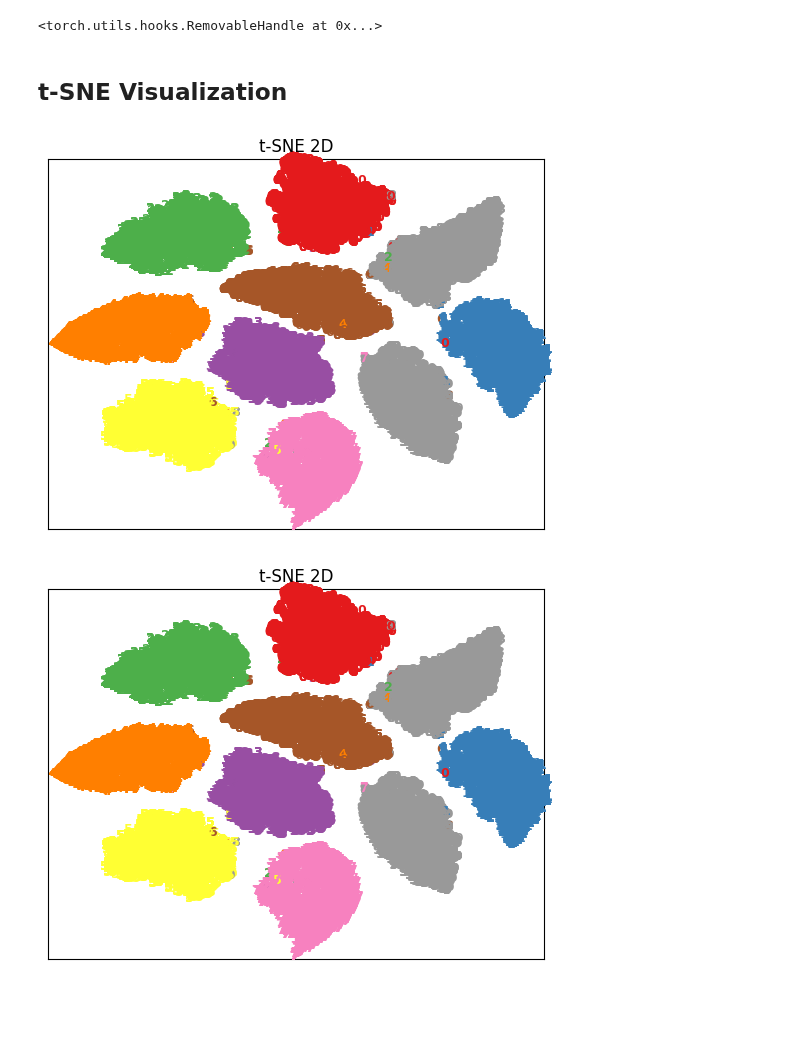
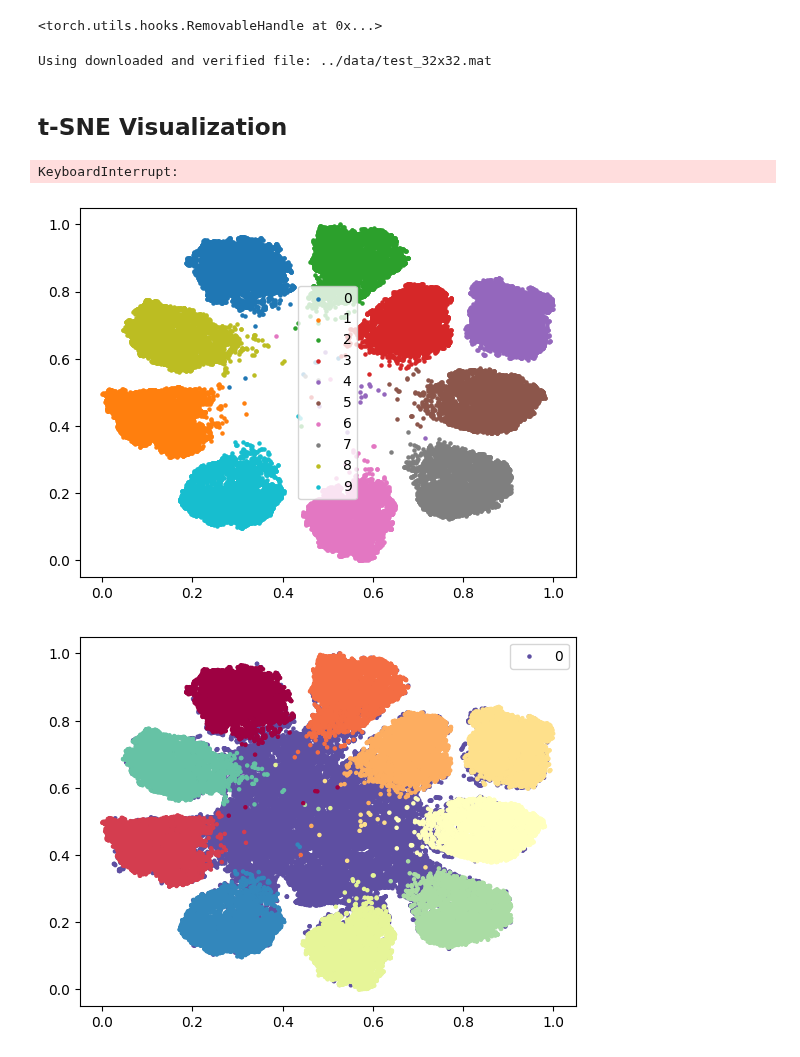
Before and after one commit to buyizhiyou/YYM, a Jupyter notebook: DDU/notebooks/tsne_visualization.ipynb, the cells around one changed output. Saved outputs shown, nothing was run; the diff lists cells and outputs as text; code cells hidden in the pictures; blank space fills up the shorter version.

Commit message:
add visualization

```diff
--- a/DDU/notebooks/tsne_visualization.ipynb
+++ b/DDU/notebooks/tsne_visualization.ipynb
@@ -28,12 +28,12 @@ from utils.gmm_utils import get_embeddings, gmm_fit, gmm_evaluate
 # %% [markdown]
 ## load model
 # %%
-device = "cuda:0" if torch.cuda.is_available() else "cpu"
+device = "cuda:3" if torch.cuda.is_available() else "cpu"
 # Load ResNet model
 model = resnet50(spectral_normalization=True,
                              mod = True,
                              mnist = False).to(device)
-model.load_state_dict(torch.load("../saved_models/run2/2024_03_12_14_45_25/resnet50_sn_3.0_mod_seed_1_best.model"))
+model.load_state_dict(torch.load("../saved_models/run5/2024_03_26_17_00_27/resnet50_sn_3.0_mod_seed_1_best.model"))
 activation = {}
 
 def get_activation(name):
@@ -46,18 +46,29 @@ model.fc.register_forward_hook(get_activation('embedding'))
 <torch.utils.hooks.RemovableHandle at 0x...>
 # %%
 num_classes = 10
-batch_size = 128
+batch_size = 512
 
 # MNIST data loader
-train_loader,val_loader = cifar10.get_train_valid_loader(64,True,1,0.1,root="../data/")
+train_loader,val_loader = cifar10.get_train_valid_loader(batch_size,True,1,0,root="../data/")
+ood_test_loader = svhn.get_test_loader(batch_size,root="../data/")
 Xs = []
 ys = []
-for images,labels in train_loader:
+for images,_ in tqdm(ood_test_loader):
+    labels = np.ones(images.shape[0])*10 #标记label=10为OOD样本
+    images = images.to(device)
+    model(images)
+    embeddings = activation["embedding"]
+    Xs.append(embeddings.cpu().detach().numpy())
+    ys.append(labels)
+
+for images,labels in tqdm(train_loader):
     images = images.to(device)
     model(images)
     embeddings = activation["embedding"]
     Xs.append(embeddings.cpu().detach().numpy())
     ys.append(labels.detach().numpy())
+# %% [output]
+Using downloaded and verified file: ../data/test_32x32.mat
 # %%
 X = np.concatenate(Xs)
 y = np.concatenate(ys)
@@ -80,19 +91,18 @@ def plot_embedding_3d(X, y,title=None):
     plt.title(title)
     return fig
 
-def plot_embedding_2d(X, y, title):
+def plot_embedding_2d(X, y, num_classes, title):
     x_min, x_max = np.min(X, 0), np.max(X, 0)
     X = (X - x_min) / (x_max - x_min)
 
     fig = plt.figure()
-    ax = fig.add_subplot(1, 1, 1)
-    for i in range(X.shape[0]):
-        ax.text(X[i, 0], X[i, 1], str(y[i]),
-                 color=plt.cm.Set1(y[i]),
-                 fontdict={'weight': 'bold', 'size': 19})
-    plt.xticks([])
-    plt.yticks([])
-    plt.title(title)
+    plt.scatter(X[:,0], X[:,1], c = y, s = 5, cmap = plt.cm.Spectral)
+
+
+#     for i in range(num_classes): # 对每类的数据画上特定颜色的点
+#         index = (y==i)
+#         plt.scatter(X[index, 0], X[index, 1],s=3, c=colors[i])
+    plt.legend([i for i in range(num_classes)])
     return fig
 # %%
 # tsne = TSNE(n_components=3, init='pca', random_state=0)
@@ -101,7 +111,13 @@ def plot_embedding_2d(X, y, title):
 # %%
 tsne = TSNE(n_components=2, init='pca', random_state=0)
 X_tsne = tsne.fit_transform(X)
-plot_embedding_2d(X_tsne,y,"t-SNE 2D")
 # %% [output]
-[figure, removed]
-[figure, removed]
+KeyboardInterrupt:
+# %%
+_ = plot_embedding_2d(X_tsne,y,10,"t-SNE 2D")
+# %% [output]
+[figure, added]
+# %%
+_ = plot_embedding_2d(X_tsne,y,11,"t-SNE 2D")
+# %% [output]
+[figure, added]
```
Also changed, not shown: parts of 2 cells of this notebook, 2 other files.
